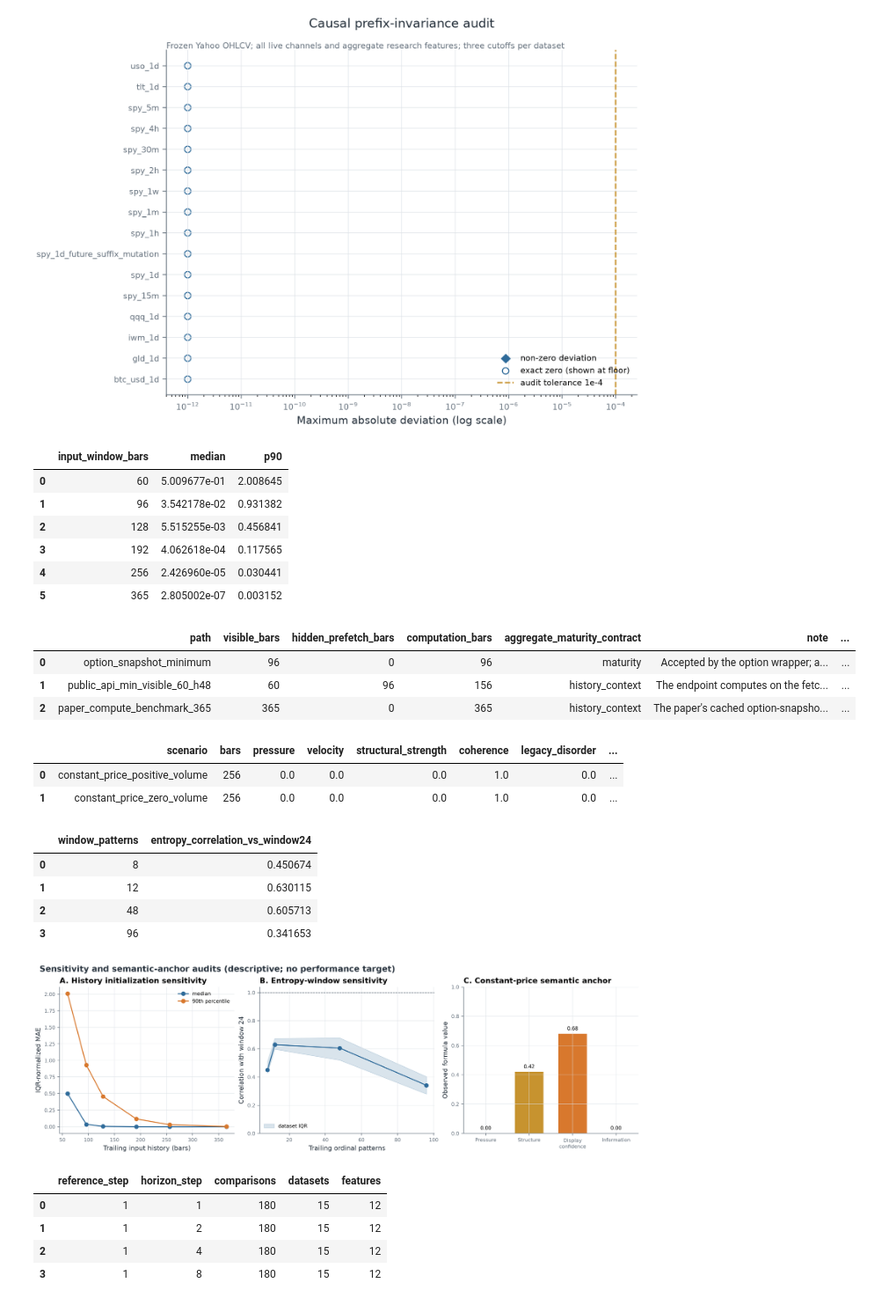
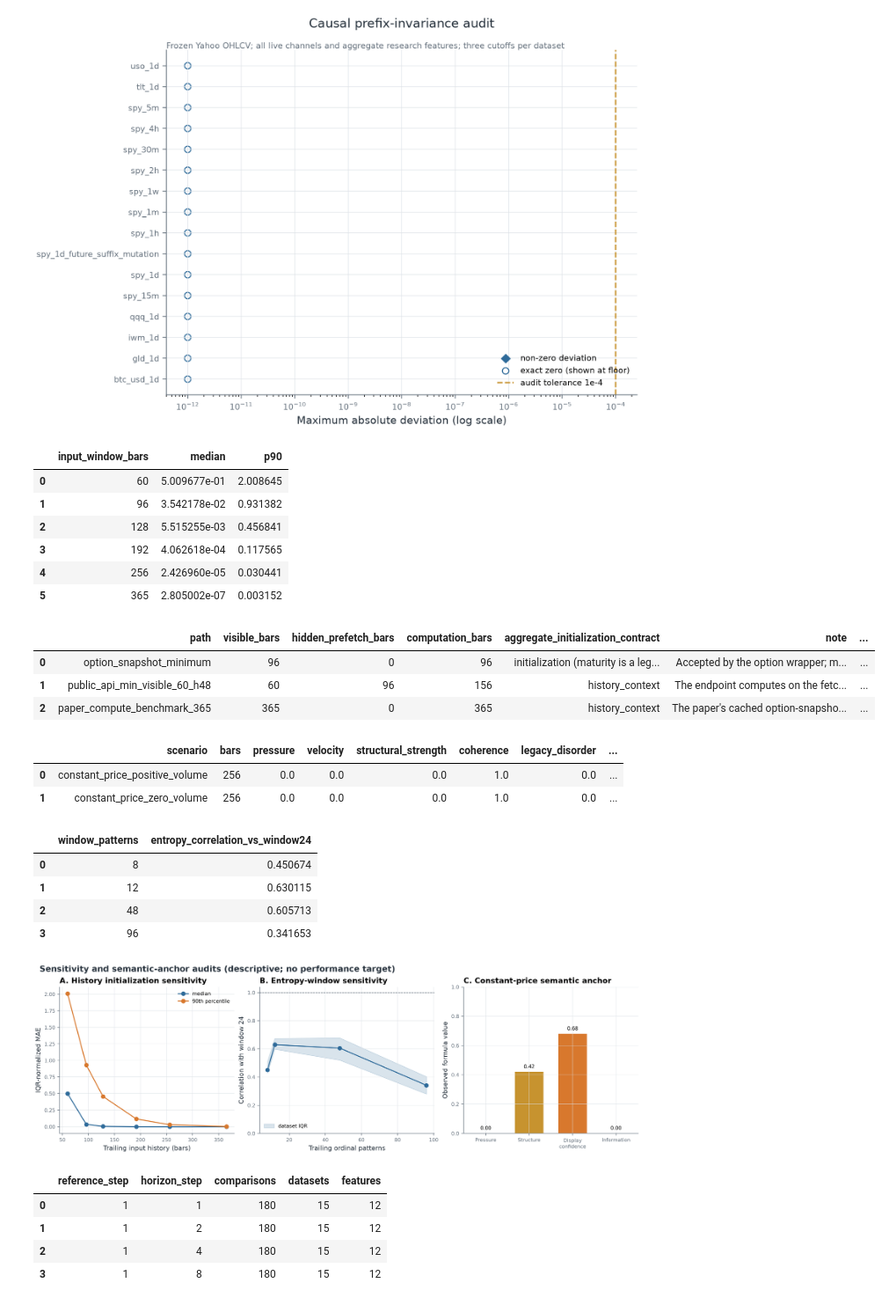
Before and after one commit to meyer-s/Market-Diagnostic-Dashboard, a Jupyter notebook: docs/papers/market-field/supplement/market_field_preliminary.ipynb, the cells around one changed output. Shown at 88% size. Drawn from its saved outputs; the diff is of its cells as text; code cells hidden in the pictures.

```diff
--- a/docs/papers/market-field/supplement/market_field_preliminary.ipynb
+++ b/docs/papers/market-field/supplement/market_field_preliminary.ipynb
@@ -92,27 +92,27 @@ display(Image(filename=str(HERE / "figures" / "fig_causal_prefix_audit.png")))
 # %%
 history = pd.read_csv(HERE / "results" / "history_truncation_sensitivity.csv")
 entropy = pd.read_csv(HERE / "results" / "entropy_window_sensitivity.csv")
-maturity = pd.read_csv(HERE / "results" / "maturity_contracts.csv")
+initialization = pd.read_csv(HERE / "results" / "initialization_contracts.csv")
 null_state = pd.read_csv(HERE / "results" / "null_state_anchor.csv")
 display(pd.DataFrame(summary["history_truncation"]["window_summary"]))
-display(maturity)
+display(initialization)
 display(null_state)
 display(
     entropy[entropy["window_patterns"] != 24]
     .groupby("window_patterns", as_index=False)["entropy_correlation_vs_window24"]
     .median()
 )
 display(Image(filename=str(HERE / "figures" / "fig_sensitivity_audits.png")))
 # %% [output]
 |  | input_window_bars | median | p90 |
 | 0 | 60 | 5.009677e-01 | 2.008645 |
 | 1 | 96 | 3.542178e-02 | 0.931382 |
 | 2 | 128 | 5.515255e-03 | 0.456841 |
 | 3 | 192 | 4.062618e-04 | 0.117565 |
 | 4 | 256 | 2.426960e-05 | 0.030441 |
 | 5 | 365 | 2.805002e-07 | 0.003152 |
-|  | path | visible_bars | hidden_prefetch_bars | computation_bars | aggregate_maturity_contract | note | ... |
-| 0 | option_snapshot_minimum | 96 | 0 | 96 | maturity | Accepted by the option wrapper; a... | ... |
+|  | path | visible_bars | hidden_prefetch_bars | computation_bars | aggregate_initialization_contract | note | ... |
+| 0 | option_snapshot_minimum | 96 | 0 | 96 | initialization (maturity is a leg... | Accepted by the option wrapper; m... | ... |
 | 1 | public_api_min_visible_60_h48 | 60 | 96 | 156 | history_context | The endpoint computes on the fetc... | ... |
 | 2 | paper_compute_benchmark_365 | 365 | 0 | 365 | history_context | The paper's cached option-snapsho... | ... |
 |  | scenario | bars | pressure | velocity | structural_strength | coherence | legacy_disorder | ... |
```
Also changed, not shown: parts of 5 cells of this notebook, 3 other files.
